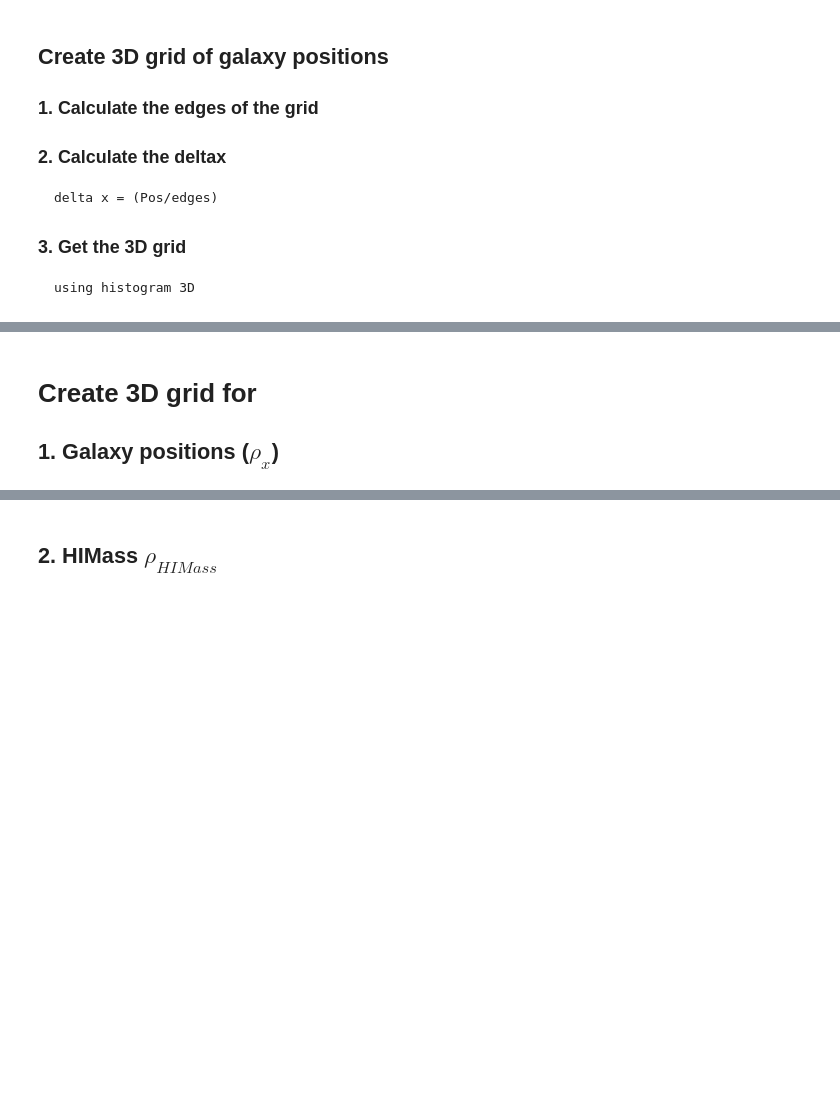
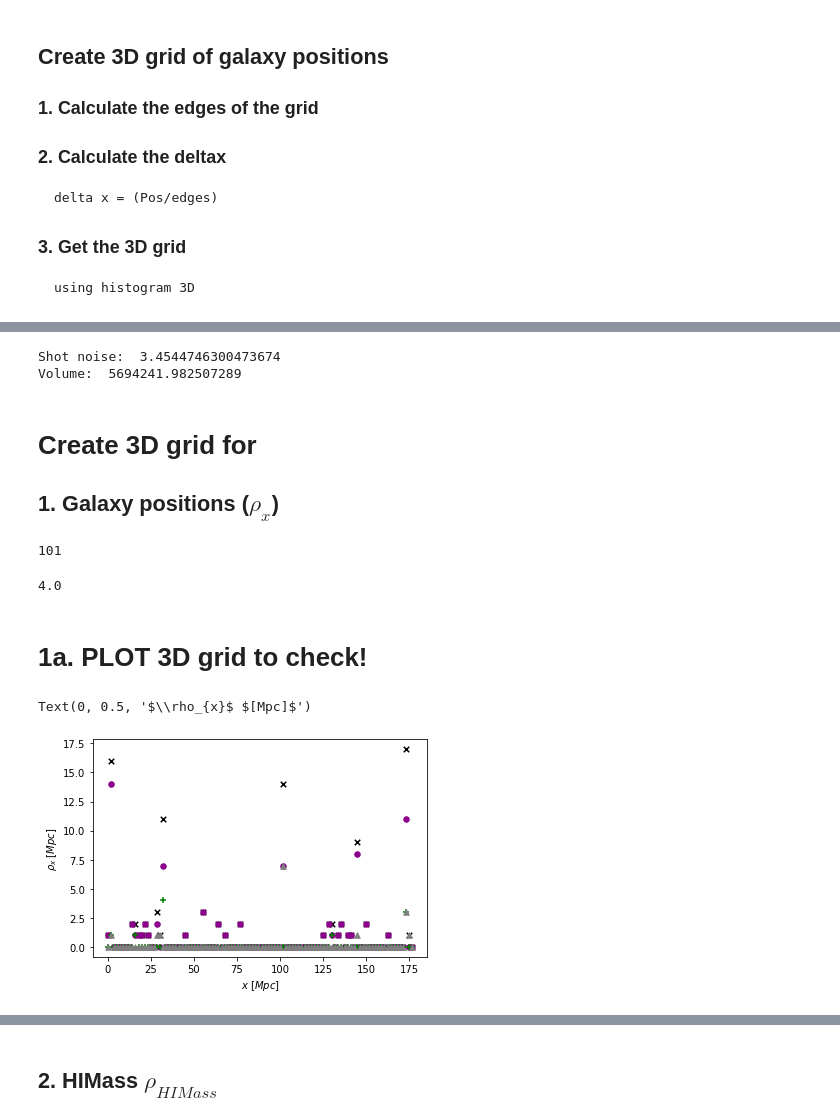
Before and after one commit to AliceEMaffs/DRAGONS_Project, a Jupyter notebook: Power_Spectrum_All_Cen_Sat.ipynb, the cells around one changed output, grey strips where cells are left out. Drawn from its saved outputs; the diff is of its cells as text; code cells hidden in the pictures; blank space fills up the shorter version.

```diff
--- a/Power_Spectrum_All_Cen_Sat.ipynb
+++ b/Power_Spectrum_All_Cen_Sat.ipynb
@@ -145,3 +180,20 @@ V = np.product(boxlength)
+# %%
+# From before:
+# Ngal = pos_x.shape # = 1648367
+# V = np.product(boxlength)
+ng = Ngal / V
+psn = 1/ng
+psn
+V
+
+print("Shot noise: ", psn)
+print("Volume: ", V)
+
+# create array for psn
+psn_plt = np.full((45), psn)
+# %% [output]
+Shot noise:  3.4544746300473674
+Volume:  5694241.982507289
 # %% [markdown]
 # Create 3D grid for
 ## 1. Galaxy positions ($\rho_{x}$)
@@ -155,3 +207,37 @@ rhox, edges = np.histogramdd(Pos_new, bins=nbins)# calculate the 3D grid using h
 Cen_rhox, Cen_edges = np.histogramdd(Cen_Pos_new, bins=nbins)
 Sat_rhox, Sat_edges = np.histogramdd(Sat_Pos_new, bins=nbins)
 Orp_rhox, Orp_edges = np.histogramdd(Orp_Pos_new, bins=nbins)
+Cen_edges[0].size
+# %% [output]
+101
+# %%
+Sat_edges[0].size
+max(Sat_rhox[0][0])
+# %% [output]
+4.0
+# %% [markdown]
+# 1a. PLOT 3D grid to check!
+# %%
+# X
+#Cen_rhox[0].shape, Cen_edges[0].shape,
+x=np.array(edges[0][:-1])
+y=np.array(rhox[0][0])
+x0=np.array(Cen_edges[0][:-1])
+y0=np.array(Cen_rhox[0][0])
+x1=np.array(Sat_edges[0][:-1])
+y1=np.array(Sat_rhox[0][0])
+x2=np.array(Orp_edges[0][:-1])
+y2=np.array(Orp_rhox[0][0])
+fig, ax = plt.subplots(1, 1)
+#ax.plot(x,y,color='darkmagenta')
+#plt.xscale('log')
+#plt.yscale('log')
+ax.scatter(x,y,color="black",marker='x',s=30)
+ax.scatter(x0,y0,color="darkmagenta",marker='o',s=30)
+ax.scatter(x1,y1,color="green",marker='+', s=30)
+ax.scatter(x2,y2,color="grey",marker='^', s=30)
+ax.set_xlabel(r"$x$ $[Mpc]$")
+ax.set_ylabel(r"$\rho_{x}$ $[Mpc]$")
+# %% [output]
+Text(0, 0.5, '$\\rho_{x}$ $[Mpc]$')
+[figure, added]
```
Also changed, not shown: parts of 9 cells of this notebook, 7 other files.
